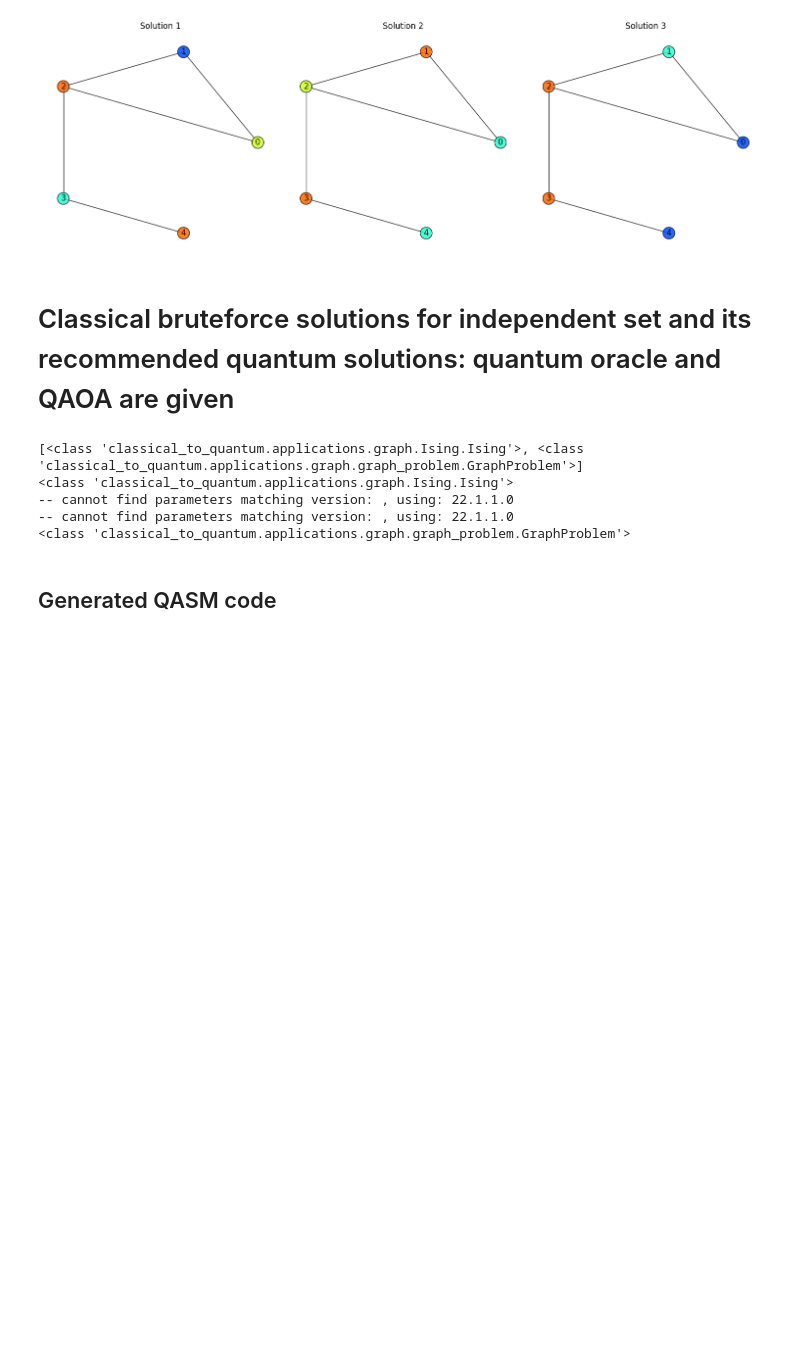
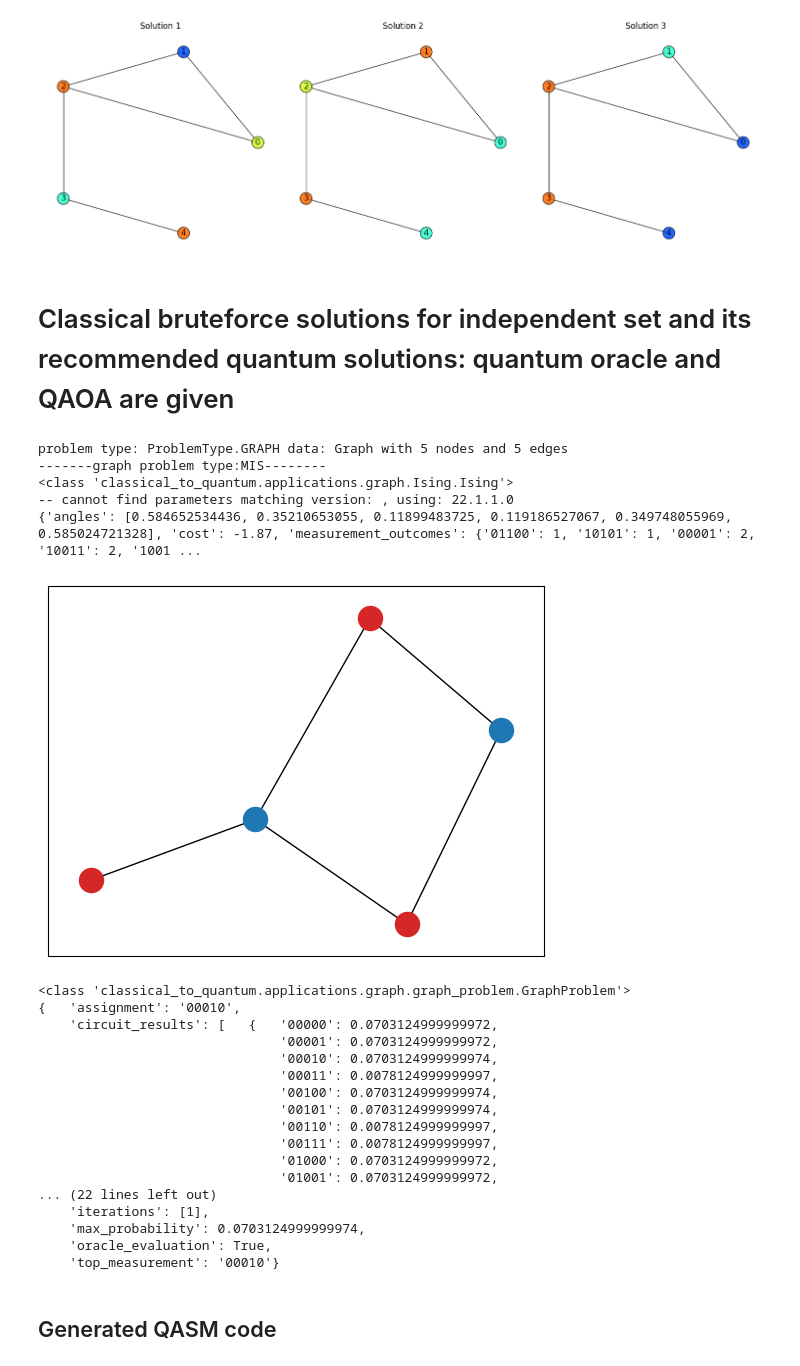
Before and after one commit to Bossy-Ye/C2Q, a Jupyter notebook: classical_to_quantum/examples/presentation.ipynb, the cells around one changed output. Cells and saved outputs as stored; diff of their text form; code cells hidden in the pictures; blank space fills up the shorter version.

```diff
--- a/classical_to_quantum/examples/presentation.ipynb
+++ b/classical_to_quantum/examples/presentation.ipynb
@@ -129,54 +175,33 @@ Skipping invalid solution 8: 'c' argument has 7 elements, which is inconsistent
 # %% [markdown]
 # Classical bruteforce solutions for independent set and its recommended quantum solutions: quantum oracle and QAOA are given
 # %%
-independent_set_code = """
-import itertools
-
-def is_independent_set(graph, subset):
-    # Check if the subset is an independent set
-    for i in range(len(subset)):
-        for j in range(i + 1, len(subset)):
-            if graph[subset[i]][subset[j]] == 1:
-                return False
-    return True
-
-def find_max_independent_set(graph):
-    n = len(graph)
-    nodes = list(range(n))
-    max_independent_set = []
-
-    # Check all possible subsets
-    for size in range(1, n + 1):
-        for subset in itertools.combinations(nodes, size):
-            if is_independent_set(graph, subset):
-                if len(subset) > len(max_independent_set):
-                    max_independent_set = subset
-
-    return max_independent_set
-
-# Example usage:
-# Adjacency matrix representation of the graph
-graph = [
-    [0, 1, 0, 0, 0],
-    [1, 0, 1, 1, 0],
-    [0, 1, 0, 0, 1],
-    [0, 1, 0, 0, 1],
-    [0, 0, 1, 1, 0]
-]
-
-max_independent_set = find_max_independent_set(graph)
-print("Maximum Independent Set:", max_independent_set)
-"""
-generator = QASMGenerator()
-qasm_code = generator.qasm_generate(classical_code=independent_set_code, verbose=False)
+qasm_code = generator.qasm_generate(classical_code=independent_set_code, verbose=True)
 grover_code = qasm_code.get('grover')
 qaoa_code = qasm_code.get('qaoa')
 # %% [output]
-[<class 'classical_to_quantum.applications.graph.Ising.Ising'>, <class 'classical_to_quantum.applications.graph.graph_problem.GraphProblem'>]
+problem type: ProblemType.GRAPH data: Graph with 5 nodes and 5 edges
+-------graph problem type:MIS--------
 <class 'classical_to_quantum.applications.graph.Ising.Ising'>
 -- cannot find parameters matching version: , using: 22.1.1.0
--- cannot find parameters matching version: , using: 22.1.1.0
-<class 'classical_to_quantum.applications.graph.graph_problem.GraphProblem'>
+{'angles': [0.584652534436, 0.35210653055, 0.11899483725, 0.119186527067, 0.349748055969, 0.585024721328], 'cost': -1.87, 'measurement_outcomes': {'01100': 1, '10101': 1, '00001': 2, '10011': 2, '1001 ...
+[figure, added]
+<class 'classical_to_quantum.applications.graph.graph_problem.GraphProblem'>
+{   'assignment': '00010',
+    'circuit_results': [   {   '00000': 0.0703124999999972,
+                               '00001': 0.0703124999999972,
+                               '00010': 0.0703124999999974,
+                               '00011': 0.0078124999999997,
+                               '00100': 0.0703124999999974,
+                               '00101': 0.0703124999999974,
+                               '00110': 0.0078124999999997,
+                               '00111': 0.0078124999999997,
+                               '01000': 0.0703124999999972,
+                               '01001': 0.0703124999999972,
+... (22 lines left out)
+    'iterations': [1],
+    'max_probability': 0.0703124999999974,
+    'oracle_evaluation': True,
+    'top_measurement': '00010'}
 # %% [markdown]
 ## Generated QASM code
 # %%
```
Also changed, not shown: parts of 17 cells of this notebook, 2 other files.
